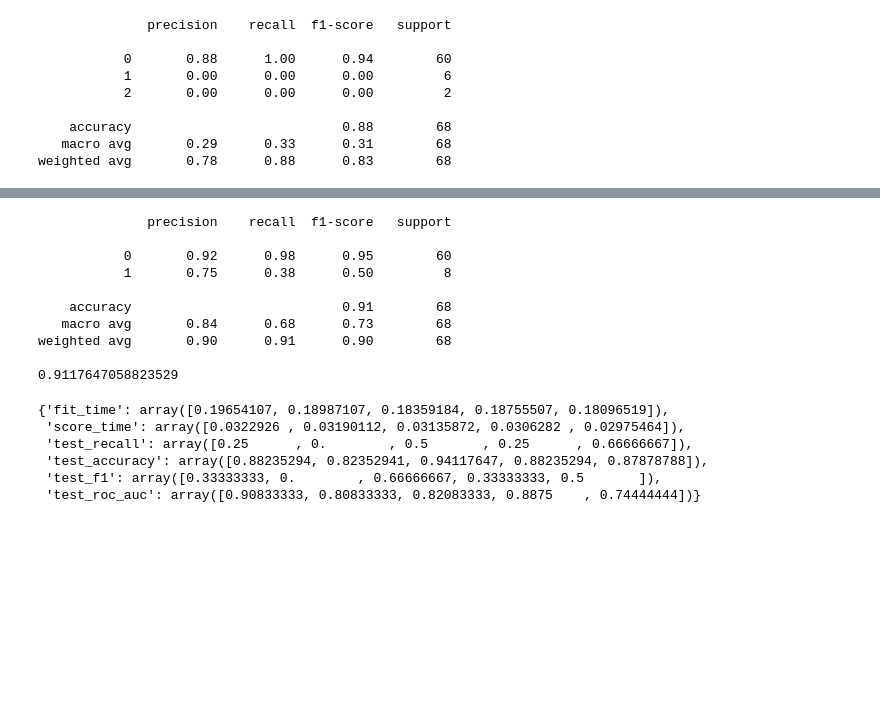
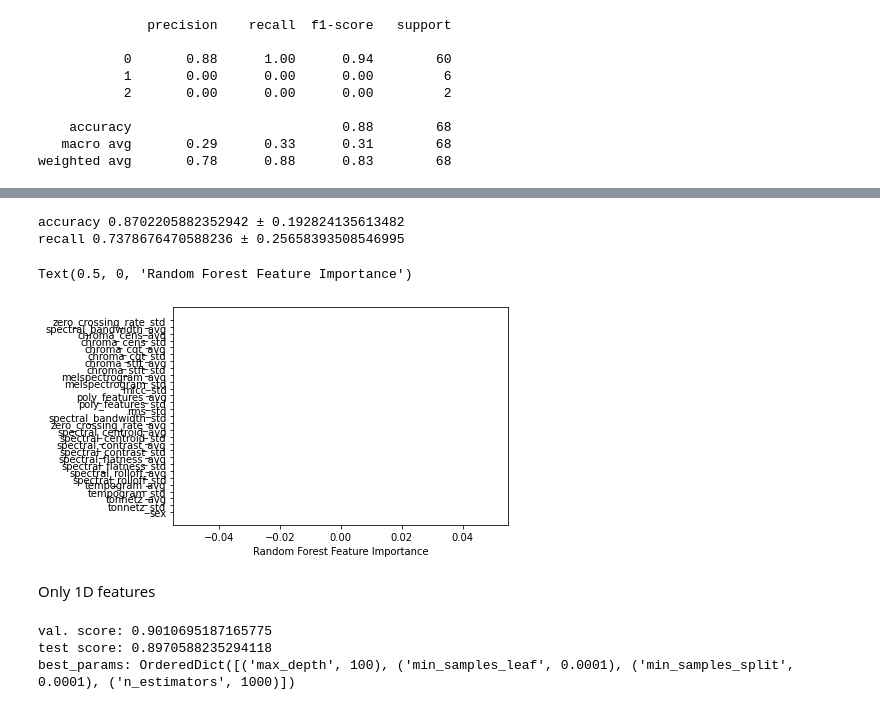
Before and after one commit to Whoami666/HSE_Lab, a Jupyter notebook: schiz_models_random_forest.ipynb, the cells around one changed output, grey strips where cells are left out. Drawn from its saved outputs; the diff is of its cells as text; code cells hidden in the pictures; blank space fills up the shorter version.

```diff
--- a/schiz_models_random_forest.ipynb
+++ b/schiz_models_random_forest.ipynb
@@ -138,24 +273,25 @@ weighted avg       0.90      0.91      0.90        68
-# %%
-print(classification_report(y_test,y_pred))
-val_acc = accuracy_score(y_pred, y_test)
-print(val_acc)
-# %% [output]
-              precision    recall  f1-score   support
-
-           0       0.92      0.98      0.95        60
-           1       0.75      0.38      0.50         8
-
-    accuracy                           0.91        68
-   macro avg       0.84      0.68      0.73        68
-weighted avg       0.90      0.91      0.90        68
-
-0.9117647058823529
-# %%
-cross_validate(rfc, X, y, scoring=scoring)
-# %% [output]
-{'fit_time': array([0.19654107, 0.18987107, 0.18359184, 0.18755507, 0.18096519]),
- 'score_time': array([0.0322926 , 0.03190112, 0.03135872, 0.0306282 , 0.02975464]),
- 'test_recall': array([0.25      , 0.        , 0.5       , 0.25      , 0.66666667]),
- 'test_accuracy': array([0.88235294, 0.82352941, 0.94117647, 0.88235294, 0.87878788]),
- 'test_f1': array([0.33333333, 0.        , 0.66666667, 0.33333333, 0.5       ]),
- 'test_roc_auc': array([0.90833333, 0.80833333, 0.82083333, 0.8875    , 0.74444444])}
+# %%
+kf = KFold(n_splits=10)
+
+crossval_accuracy = cross_val_score(rfc, X, y, scoring='accuracy', cv = kf)
+mean_score = crossval_accuracy.mean()
+std_score = crossval_accuracy.std()
+print('accuracy', mean_score, '±', std_score)
+
+crossval_recall = cross_val_score(rfc, X, y, scoring='recall_macro', cv = kf)
+mean_score = crossval_recall.mean()
+std_score = crossval_recall.std()
+print('recall', mean_score, '±', std_score)
+# %% [output]
+accuracy 0.8702205882352942 ± 0.192824135613482
+recall 0.7378676470588236 ± 0.25658393508546995
+# %%
+sorted_idx = rfc.feature_importances_.argsort()
+feature_names = [f"feature {i}" for i in range(X.shape[1])]
+plt.barh(X.columns[sorted_idx], rfc.feature_importances_[sorted_idx])
+plt.xlabel("Random Forest Feature Importance")
+# %% [output]
+Text(0.5, 0, 'Random Forest Feature Importance')
+[figure, added]
+# %% [markdown]
+Only 1D features
@@ -161,0 +303,24 @@ cross_validate(rfc, X, y, scoring=scoring)
+# %%
+warnings.filterwarnings('ignore')
+
+opt = BayesSearchCV(
+    RandomForestClassifier(),
+    {
+        'n_estimators':  (100, 1000),
+        'max_depth': (10, 100),
+        'min_samples_split': np.linspace(0.0001, 1, 10), #add integers greater than 1
+        'min_samples_leaf': np.linspace(0.0001, 0.5, 10), #add integers greater than 1
+    },
+    n_iter=32,
+    cv=3
+)
+
+opt.fit(X_train, y_train)
+
+print("val. score: %s" % opt.best_score_)
+print("test score: %s" % opt.score(X_test, y_test))
+print("best_params: %s" % opt.best_params_)
+# %% [output]
+val. score: 0.9010695187165775
+test score: 0.8970588235294118
+best_params: OrderedDict([('max_depth', 100), ('min_samples_leaf', 0.0001), ('min_samples_split', 0.0001), ('n_estimators', 1000)])
```
Also changed, not shown: parts of 34 cells of this notebook.
